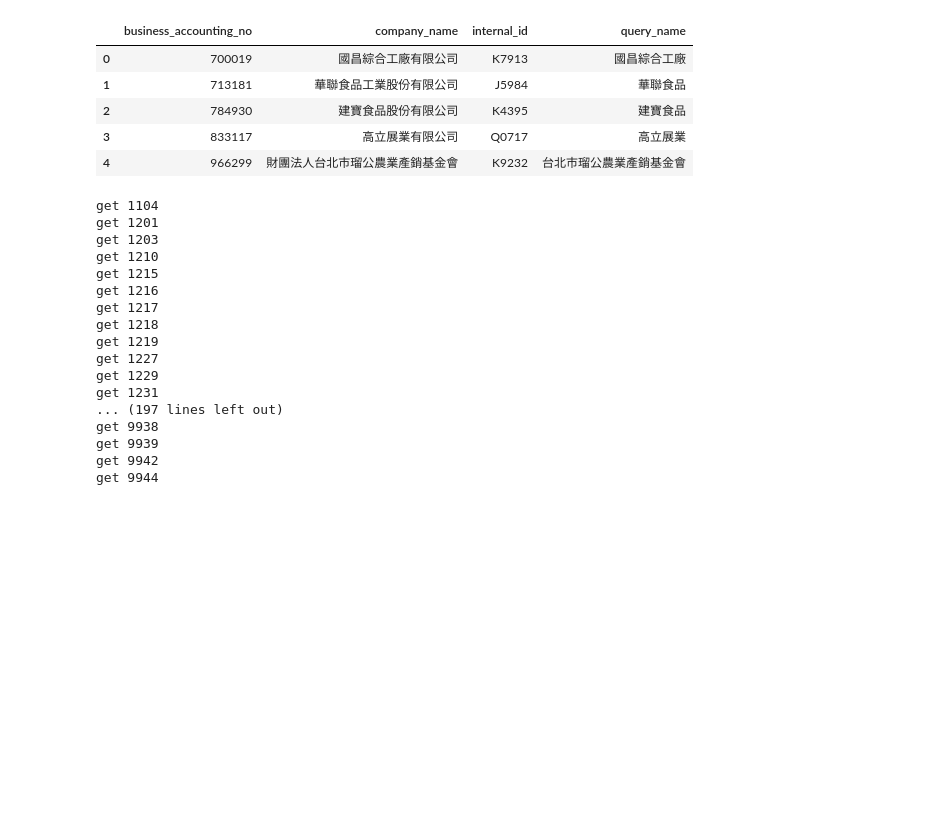
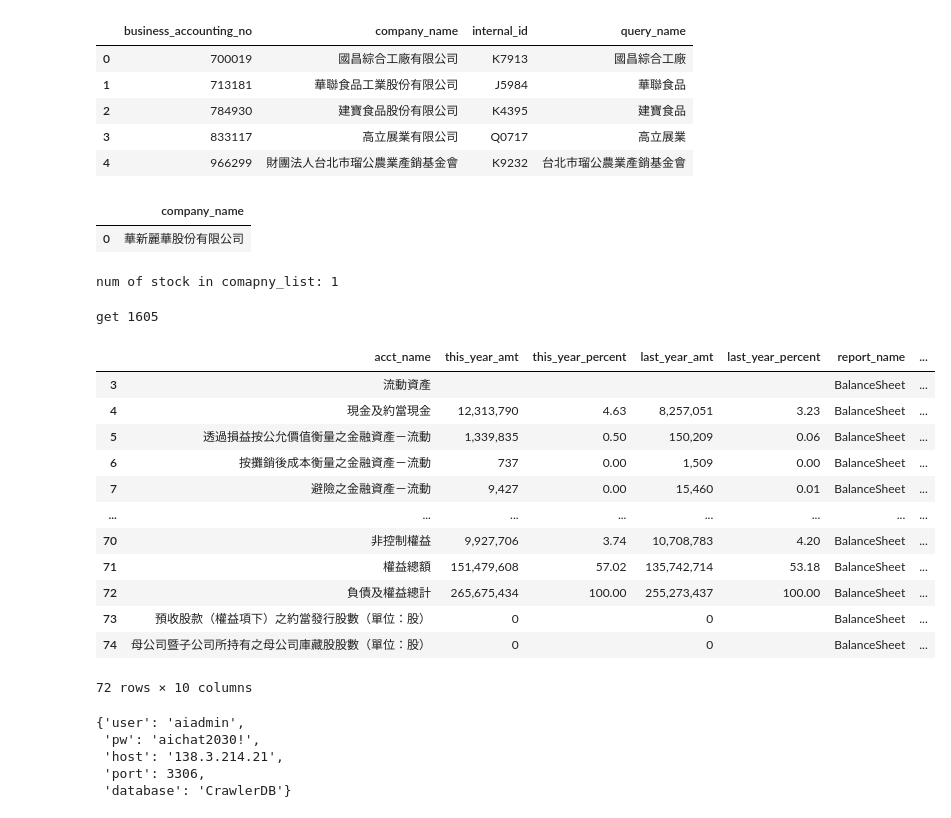
Before and after one commit to chiseanchang0727/financial-report-crawler, a Jupyter notebook: frc.ipynb, the cells around one changed output. Saved outputs shown, nothing was run; the diff lists cells and outputs as text; code cells hidden in the pictures; blank space fills up the shorter version.

```diff
--- a/frc.ipynb
+++ b/frc.ipynb
@@ -89,11 +101,27 @@ company_list.head()
 BalanceSheetURL = "https://mops.twse.com.tw/mops/web/ajax_t164sb03";      # 資產負債表
 ProfitAndLoseURL = "https://mops.twse.com.tw/mops/web/ajax_t164sb04";    # 損益表
 CashFlowStatementURL = "https://mops.twse.com.tw/mops/web/ajax_t164sb05"; # 現金流量表
+# %%
+query = """
+select distinct company_name
+from company
+where business_accounting_no = '35412204'
+"""
+
+company_list = sql_agent.read_table(query=query)
+company_list
+# %% [output]
+|  | company_name |
+| 0 | 華新麗華股份有限公司 |
 # %%
 stock_list = otc[otc['company_name'].isin(set(company_list.company_name))].stock_num.unique()
+print("num of stock in comapny_list:", len(stock_list))
 df_frc = pd.DataFrame()
 error_stock_list = []
+# %% [output]
+num of stock in comapny_list: 1
 # %%
+# Balancesheet crawler
 for stock_number in stock_list:
 
     # stock_number = '1231'
@@ -122,14 +150,14 @@ for stock_number in stock_list:
             cells_text = [cell.text.strip() for cell in cells]
             rows.append(cells_text)
 
-        columns = ['acct_name', 'this_year_amt', 'this_year_percent', 'last_hy_amt', 'last_hy_amt_%', 'last_year_amt', 'last_year_percent']
+        # columns = ['acct_name', 'this_year_amt', 'this_year_percent', 'last_hf_amt', 'last_hf_amt_%', 'last_year_amt', 'last_year_percent']
+        columns = ['acct_name', 'this_year_amt', 'this_year_percent', 'last_hf_amt', 'last_hf_amt_%', 'last_year_amt', 'last_year_percent', 'last_year_hf_amt', 'last_year_hf_percent']
         # Create a DataFrame
         df_temp = pd.DataFrame(rows, columns=columns)
         df_select = df_temp.iloc[:, [0,1,2,5,6]].iloc[3:].copy()
-        df_select = df_select
 
         df_select['report_name'] = 'BalanceSheet'
-        df_select['company_id'] = otc[otc['stock_num'] == str(stock_number)].busi_acc.values[0]
+        df_select['company_id'] = otc[otc['stock_num'] == str(stock_number)].stock_num.values[0]
         df_select['company_name'] = otc[otc['stock_num'] == str(stock_number)].company_name.values[0]
         df_select['creation_date'] = datetime.now().strftime('%Y-%m-%d')
         df_select['seq'] = range(1, len(df_select) + 1)
@@ -141,7 +169,7 @@ for stock_number in stock_list:
 
         print(f'get {stock_number}')
 
-        time.sleep(random.uniform(10, 35))
+        # time.sleep(random.uniform(10, 35))
 
     except requests.RequestException as e:
         error_stock_list.append(stock_number)
@@ -153,20 +181,31 @@ for stock_number in stock_list:
         error_stock_list.append(stock_number)
         print(f'An unexpected error occurred for stock number {stock_number}: {e}')
 # %% [output]
-get 1104
-get 1201
-get 1203
-get 1210
-get 1215
-get 1216
-get 1217
-get 1218
-get 1219
-get 1227
-get 1229
-get 1231
-... (197 lines left out)
-get 9938
-get 9939
-get 9942
-get 9944
+get 1605
+# %%
+df_frc_2 = df_frc.drop(['stock'], axis=1)
+# %%
+df_frc_2
+# %% [output]
+|  | acct_name | this_year_amt | this_year_percent | last_year_amt | last_year_percent | report_name | ... |
+| 3 | 流動資產 |  |  |  |  | BalanceSheet | ... |
+| 4 | 現金及約當現金 | 12,313,790 | 4.63 | 8,257,051 | 3.23 | BalanceSheet | ... |
+| 5 | 透過損益按公允價值衡量之金融資產－流動 | 1,339,835 | 0.50 | 150,209 | 0.06 | BalanceSheet | ... |
+| 6 | 按攤銷後成本衡量之金融資產－流動 | 737 | 0.00 | 1,509 | 0.00 | BalanceSheet | ... |
+| 7 | 避險之金融資產－流動 | 9,427 | 0.00 | 15,460 | 0.01 | BalanceSheet | ... |
+| ... | ... | ... | ... | ... | ... | ... | ... |
+| 70 | 非控制權益 | 9,927,706 | 3.74 | 10,708,783 | 4.20 | BalanceSheet | ... |
+| 71 | 權益總額 | 151,479,608 | 57.02 | 135,742,714 | 53.18 | BalanceSheet | ... |
+| 72 | 負債及權益總計 | 265,675,434 | 100.00 | 255,273,437 | 100.00 | BalanceSheet | ... |
+| 73 | 預收股款（權益項下）之約當發行股數（單位：股） | 0 |  | 0 |  | BalanceSheet | ... |
+| 74 | 母公司暨子公司所持有之母公司庫藏股股數（單位：股） | 0 |  | 0 |  | BalanceSheet | ... |
+72 rows × 10 columns
+# %%
+conf = config['VM1_mysql_conn_info']
+conf
+# %% [output]
+{'user': 'aiadmin',
+ 'pw': 'aichat2030!',
+ 'host': '138.3.214.21',
+ 'port': 3306,
+ 'database': 'CrawlerDB'}
```
Also changed, not shown: parts of 57 cells of this notebook, 3 other files.
